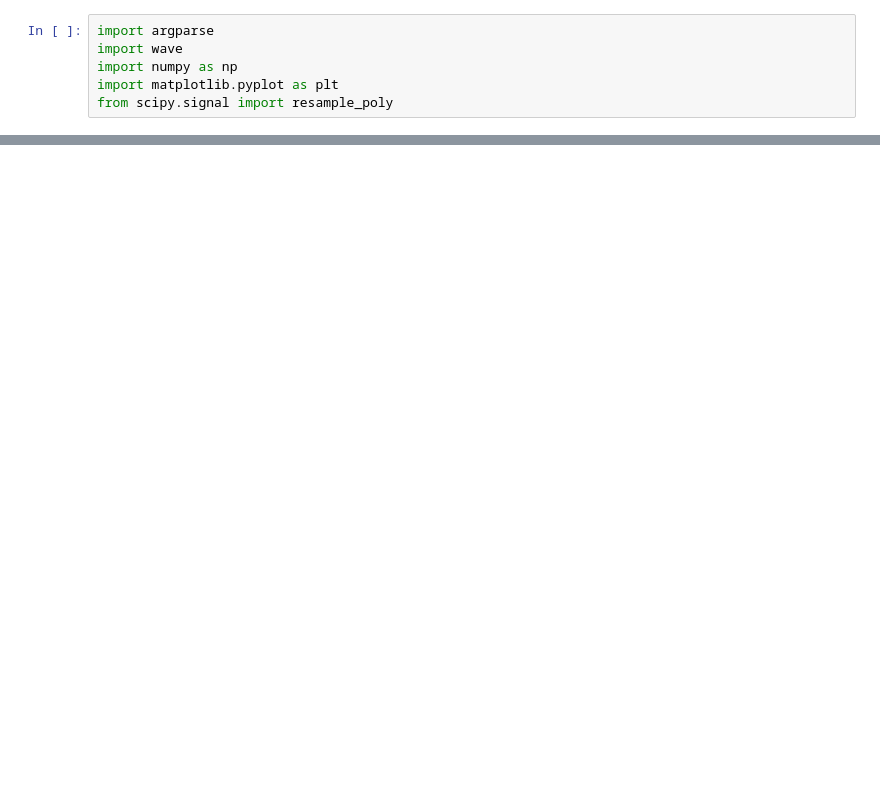
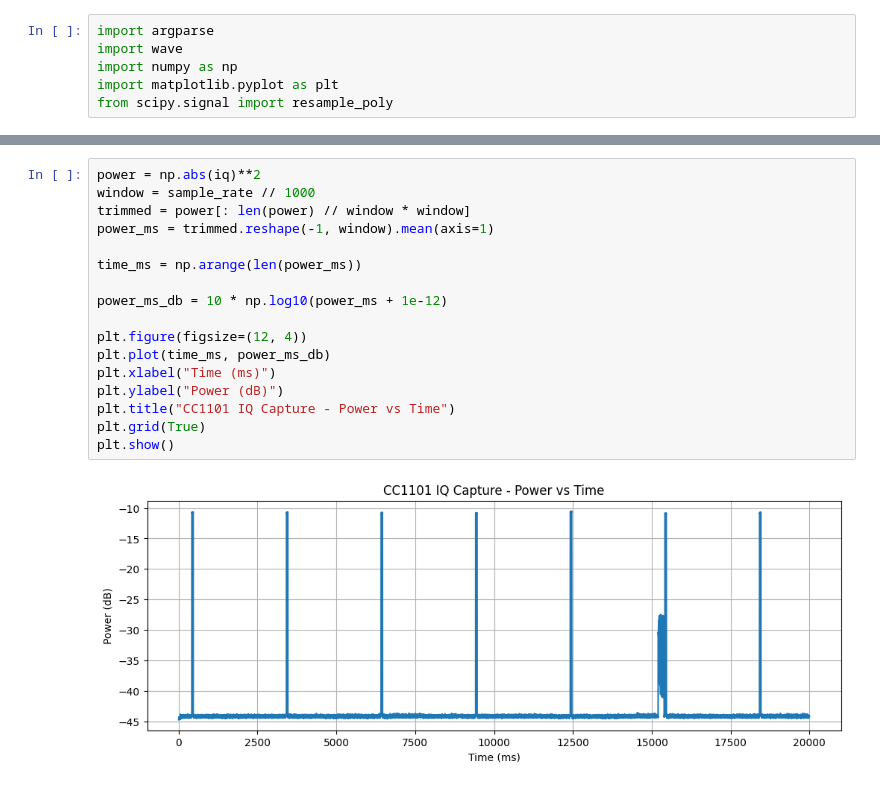
Before and after one commit to AedanJaeson/subghz-sdr-video-telemetry-lab, a Jupyter notebook: captures/replay_fm.ipynb, the cells around one changed output, grey strips where cells are left out. Cells and saved outputs as stored; diff of their text form; blank space fills up the shorter version.

```diff
--- a/captures/replay_fm.ipynb
+++ b/captures/replay_fm.ipynb
@@ -33,0 +34,19 @@ Text(0.5, 1.0, 'Raw IQ Samples')
+# %%
+power = np.abs(iq)**2
+window = sample_rate // 1000
+trimmed = power[: len(power) // window * window]
+power_ms = trimmed.reshape(-1, window).mean(axis=1)
+
+time_ms = np.arange(len(power_ms))
+
+power_ms_db = 10 * np.log10(power_ms + 1e-12)
+
+plt.figure(figsize=(12, 4))
+plt.plot(time_ms, power_ms_db)
+plt.xlabel("Time (ms)")
+plt.ylabel("Power (dB)")
+plt.title("CC1101 IQ Capture - Power vs Time")
+plt.grid(True)
+plt.show()
+# %% [output]
+[figure, added]
```
Also changed, not shown: parts of 7 cells of this notebook, 5 other files.
